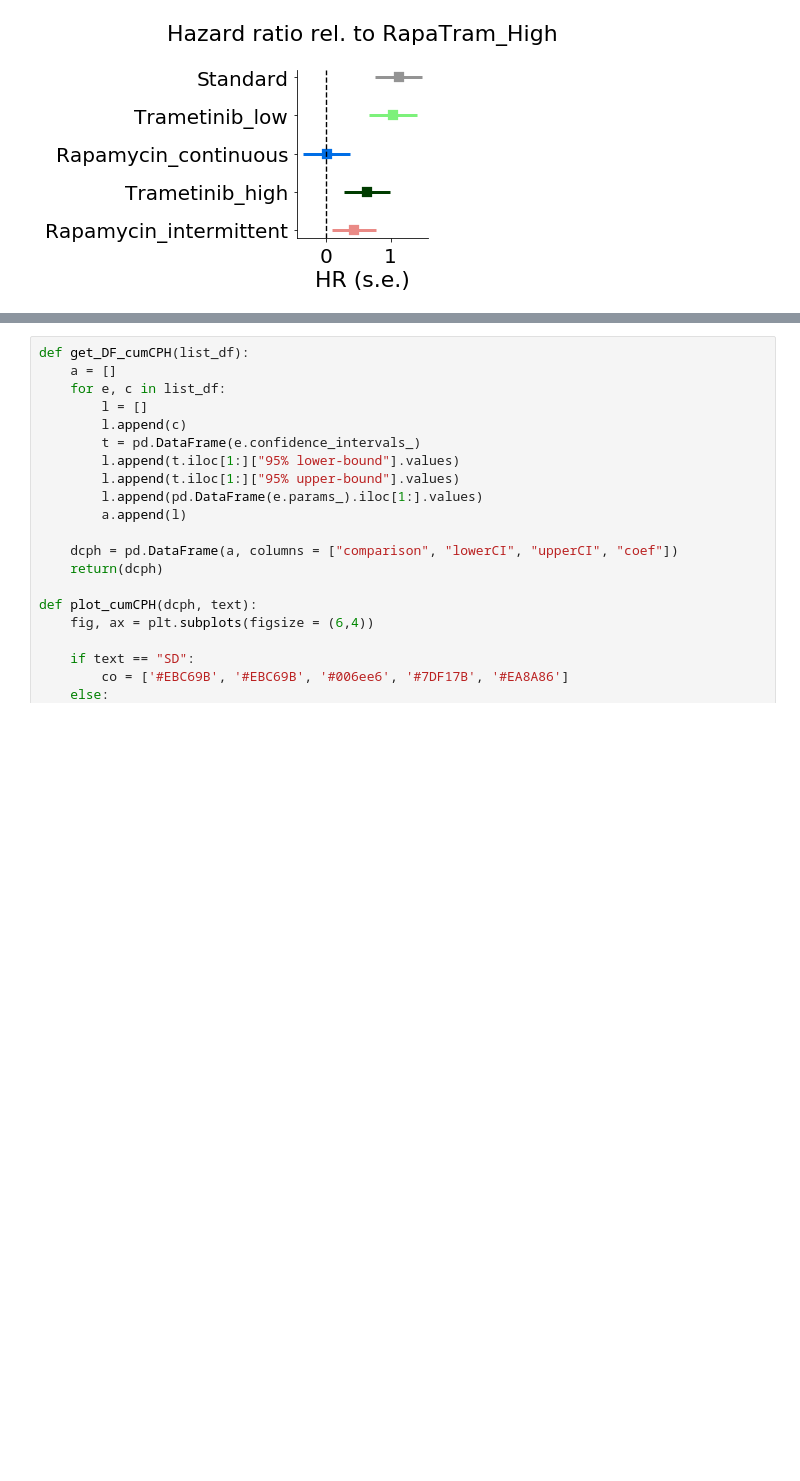
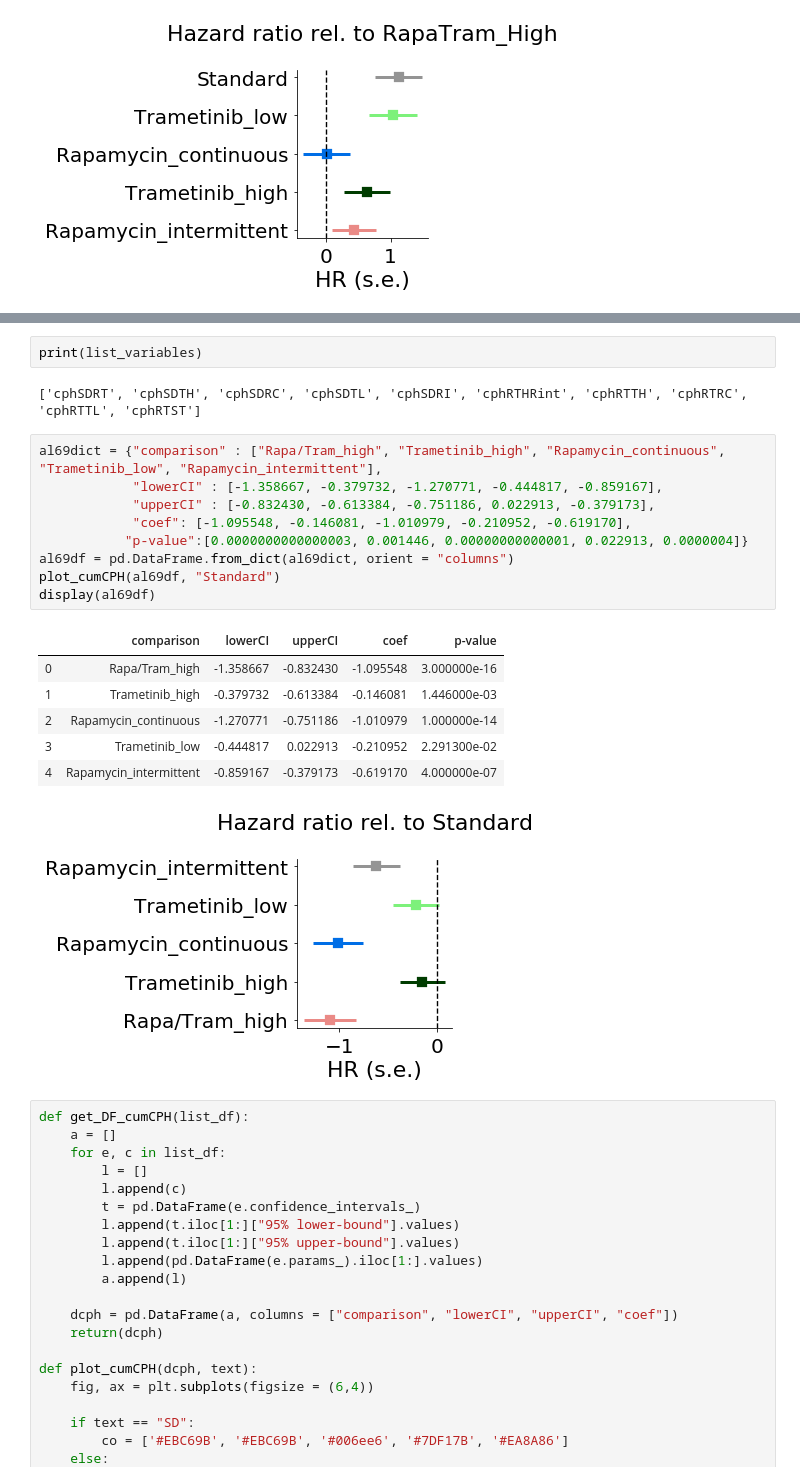
Before and after one commit to carolinamonzo/LG_proteomics, a Jupyter notebook: scripts/Loop_HazardRatios.ipynb, the cells around one changed output, grey strips where cells are left out. Drawn from its saved outputs; the diff is of its cells as text; blank space fills up the shorter version.

```diff
--- a/scripts/Loop_HazardRatios.ipynb
+++ b/scripts/Loop_HazardRatios.ipynb
@@ -70,3 +93,24 @@ display(al69df)
+# %%
+print(list_variables)
+# %% [output]
+['cphSDRT', 'cphSDTH', 'cphSDRC', 'cphSDTL', 'cphSDRI', 'cphRTHRint', 'cphRTTH', 'cphRTRC', 'cphRTTL', 'cphRTST']
+# %%
+al69dict = {"comparison" : ["Rapa/Tram_high", "Trametinib_high", "Rapamycin_continuous", "Trametinib_low", "Rapamycin_intermittent"],
+            "lowerCI" : [-1.358667, -0.379732, -1.270771, -0.444817, -0.859167],
+            "upperCI" : [-0.832430, -0.613384, -0.751186, 0.022913, -0.379173],
+            "coef": [-1.095548, -0.146081, -1.010979, -0.210952, -0.619170],
+           "p-value":[0.0000000000000003, 0.001446, 0.00000000000001, 0.022913, 0.0000004]}
+al69df = pd.DataFrame.from_dict(al69dict, orient = "columns")
+plot_cumCPH(al69df, "Standard")
+display(al69df)
+# %% [output]
+|  | comparison | lowerCI | upperCI | coef | p-value |
+| 0 | Rapa/Tram_high | -1.358667 | -0.832430 | -1.095548 | 3.000000e-16 |
+| 1 | Trametinib_high | -0.379732 | -0.613384 | -0.146081 | 1.446000e-03 |
+| 2 | Rapamycin_continuous | -1.270771 | -0.751186 | -1.010979 | 1.000000e-14 |
+| 3 | Trametinib_low | -0.444817 | 0.022913 | -0.210952 | 2.291300e-02 |
+| 4 | Rapamycin_intermittent | -0.859167 | -0.379173 | -0.619170 | 4.000000e-07 |
+[figure, added]
 # %%
 def get_DF_cumCPH(list_df):
     a = []
```
Also changed, not shown: parts of 14 cells of this notebook.
